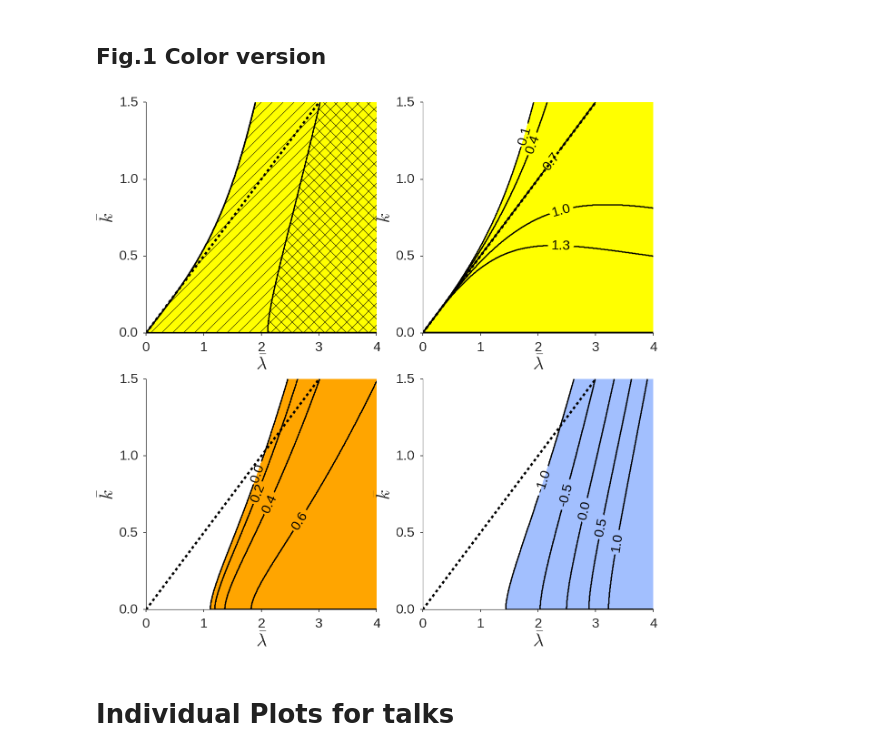
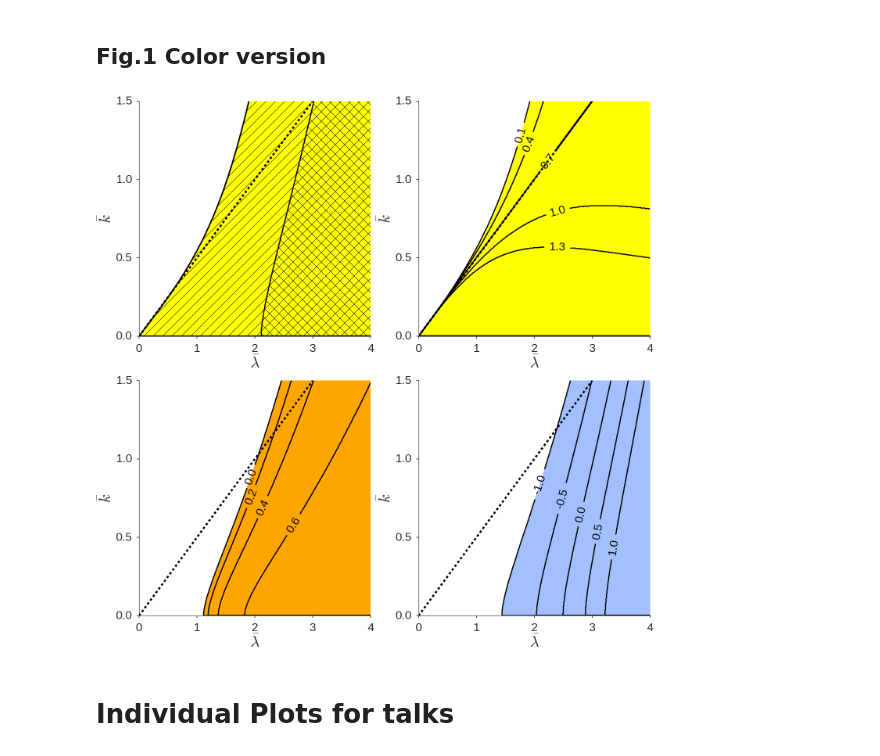
Before and after one commit to jensv/fluxtubestability, a Jupyter notebook: ipython_notebooks/paper_figures.ipynb, the cells around one changed output. Saved outputs shown, nothing was run; the diff lists cells and outputs as text; code cells hidden in the pictures.

```diff
--- a/ipython_notebooks/paper_figures.ipynb
+++ b/ipython_notebooks/paper_figures.ipynb
@@ -447,35 +447,35 @@ contour_lines = delta_ax.contour(lambda_bar_mesh,
                                  levels=levels,
                                  colors='black')
 contour.cmap.set_over(sns.xkcd_rgb['pastel blue'])
 contour.cmap.set_under('white')
 contour.set_clim(-1.3, -1.0)
 
 for line in contour_lines.collections:
     line.set_linestyle('solid')
 
 sausage_ax.clabel(contour_lines,
                   fontsize=30,
                   manual=([2., 0.85],
                           [2.4, 0.75],
                           [2.8, 0.65],
                           [3.0, 0.55],
                           [3.3, 0.45]),
                           fmt='%.1f')
 
 delta_ax.plot([0, 3.], [0., 1.5], '--', c='black', lw=5)
 delta_ax.set_xlabel(r'$\bar{\lambda}$', fontsize=40)
 plt.setp(delta_ax.get_xticklabels(), fontsize=30)
 delta_ax.set_xticks(np.arange(0., 5, 1.))
 
 delta_ax.set_ylabel(r'$\bar{k}$', fontsize=40)
 plt.setp(delta_ax.get_yticklabels(), fontsize=30)
 delta_ax.set_yticks(np.arange(0., 2.0, 0.5))
 
-
+plt.tight_layout()
 
 plt.show()
 # %% [output]
-[figure, old version]
+[figure, new version]
 # %% [markdown]
 # Individual Plots for talks
 # %%
```
Also changed, not shown: parts of 21 cells of this notebook, 3 other files.
